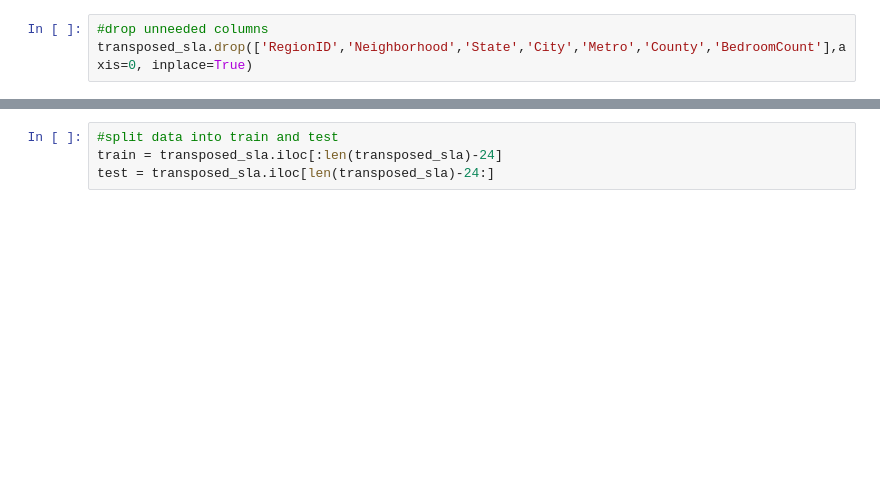
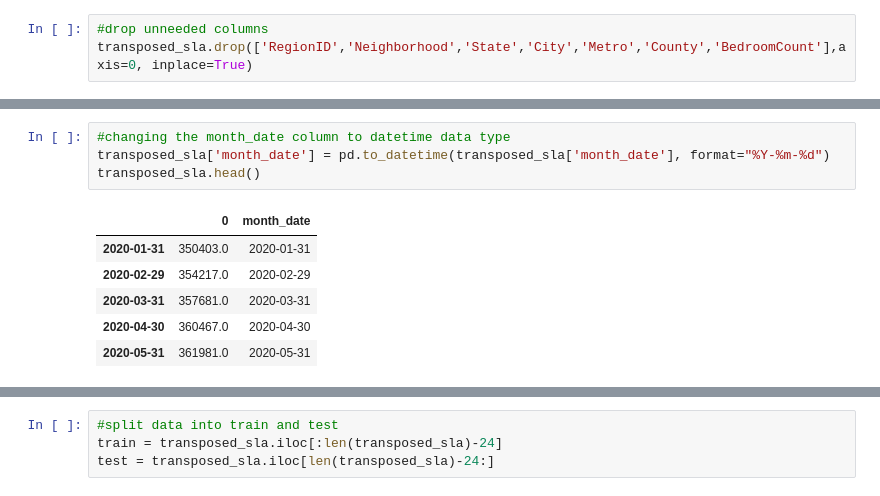
Before and after one commit to Ray54111/Housing-Prices-Machine-Learning-Project, a Jupyter notebook: prophet_model_predictions.ipynb, the cells around one changed output, grey strips where cells are left out. Saved outputs shown, nothing was run; the diff lists cells and outputs as text; blank space fills up the shorter version.

```diff
--- a/prophet_model_predictions.ipynb
+++ b/prophet_model_predictions.ipynb
@@ -102,0 +110,11 @@ transposed_sla.head()
+# %%
+#changing the month_date column to datetime data type
+transposed_sla['month_date'] = pd.to_datetime(transposed_sla['month_date'], format="%Y-%m-%d")
+transposed_sla.head()
+# %% [output]
+|  | 0 | month_date |
+| 2020-01-31 | 350403.0 | 2020-01-31 |
+| 2020-02-29 | 354217.0 | 2020-02-29 |
+| 2020-03-31 | 357681.0 | 2020-03-31 |
+| 2020-04-30 | 360467.0 | 2020-04-30 |
+| 2020-05-31 | 361981.0 | 2020-05-31 |
```
Also changed, not shown: parts of 10 cells of this notebook.
